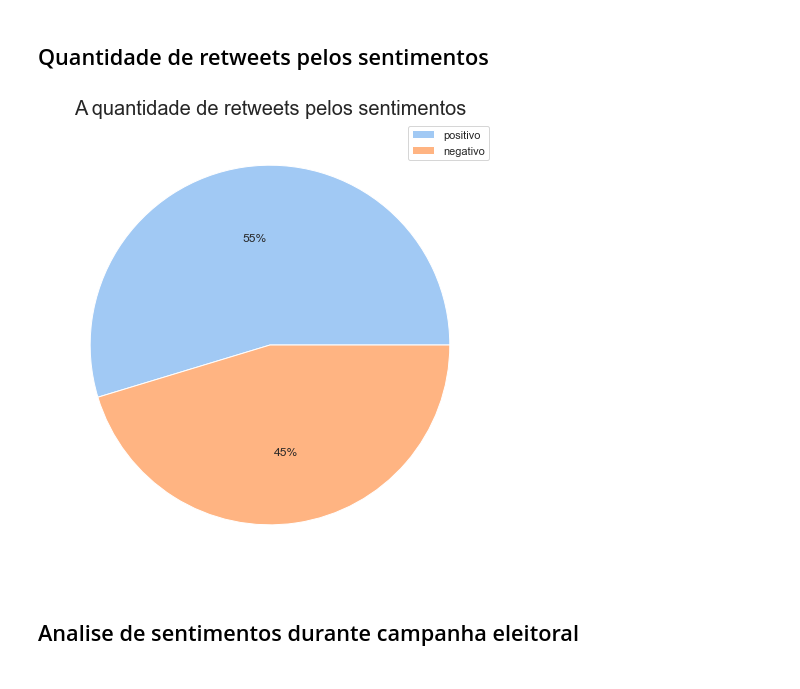
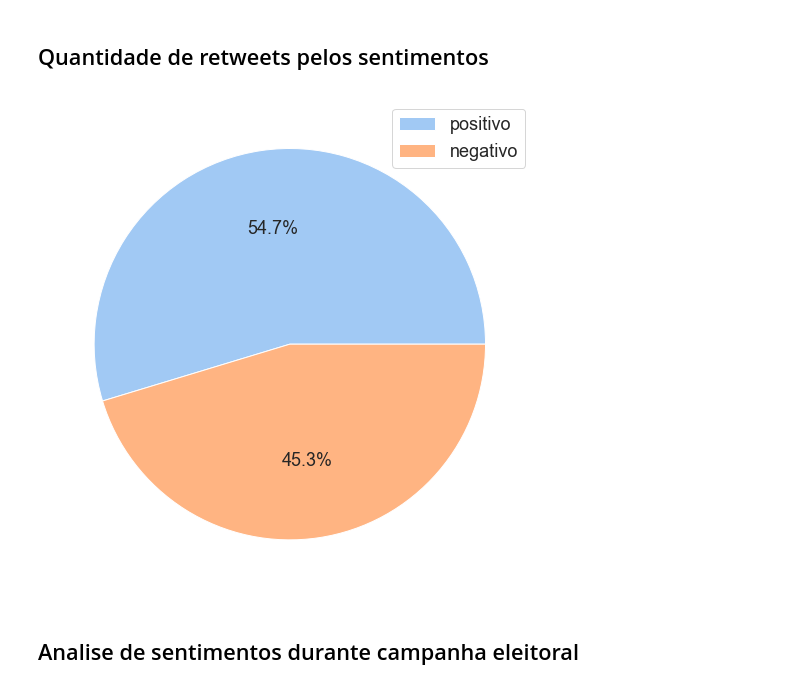
Before and after one commit to waguii/twitterelectionbr, a Jupyter notebook: notebooks/bulend_Graph&Charts.ipynb, the cells around one changed output. Saved outputs shown, nothing was run; the diff lists cells and outputs as text; code cells hidden in the pictures.

```diff
--- a/notebooks/bulend_Graph&Charts.ipynb
+++ b/notebooks/bulend_Graph&Charts.ipynb
@@ -110,9 +112,11 @@ df = df.loc[(df['sentiment']=='pos')| (df['sentiment']=='neg')]
 df_likes = df.groupby(['sentiment'])['like_count'].agg('sum')
 colors = sns.color_palette('pastel')[0:5]
 plt.figure(figsize=(15,9))
+plt.rcParams['font.size'] = 18
 plt.pie(df_likes, colors = colors, autopct='%.1f%%')
-plt.title('A proporção de likes pelos sentimentos', fontsize=20)
+#plt.title('A proporção de likes pelos sentimentos', fontsize=20)
 plt.legend(labels=['positivo','negativo'], fontsize=18)
+plt.setp({'color':'white', 'weight':'bold', 'fontsize':12.5})
 plt.savefig('../twitterelectionbr/interface/frontend/static/dilma_likesForSentiments.png', dpi=180)
 plt.show()
 # %% [output]
@@ -123,8 +126,11 @@ TypeError: pie() got an unexpected keyword argument 'fontsize'
 # %%
 df_likes = df.groupby(['sentiment'])['reply_count'].agg('sum')
 colors = sns.color_palette('pastel')[0:5]
-plt.pie(df_likes, colors = colors, autopct='%.0f%%')
-plt.title('A quantidade de respostas recebidas pelos sentimentos', fontsize=20)
+plt.figure(figsize=(15,9))
+plt.rcParams['font.size'] = 18
+plt.pie(df_likes, colors = colors, autopct='%.1f%%')
+#plt.title('A quantidade de respostas recebidas pelos sentimentos', fontsize=20)
 plt.legend(labels=['positivo','negativo'])
+plt.savefig('../twitterelectionbr/interface/frontend/static/dilma_replyForSentiments.png', dpi=180)
 plt.show()
 # %% [output]
@@ -134,12 +140,15 @@ plt.show()
 # %%
 df_likes = df.groupby(['sentiment'])['retweet_count'].agg('sum')
 colors = sns.color_palette('pastel')[0:5]
-plt.pie(df_likes, colors = colors, autopct='%.0f%%')
-plt.title('A quantidade de retweets pelos sentimentos', fontsize=20)
+plt.figure(figsize=(15,9))
+plt.rcParams['font.size'] = 18
+plt.pie(df_likes, colors = colors, autopct='%.1f%%')
+#plt.title('A quantidade de retweets pelos sentimentos', fontsize=20)
 plt.legend(labels=['positivo','negativo'])
+plt.savefig('../twitterelectionbr/interface/frontend/static/dilma_retweetForSentiments.png', dpi=180)
 plt.show()
 # %% [output]
-[figure, old version]
+[figure, new version]
 # %% [markdown]
 ## Analise de sentimentos durante campanha eleitoral
 # %%
```
Also changed, not shown: parts of 7 cells of this notebook, 4 other files.
